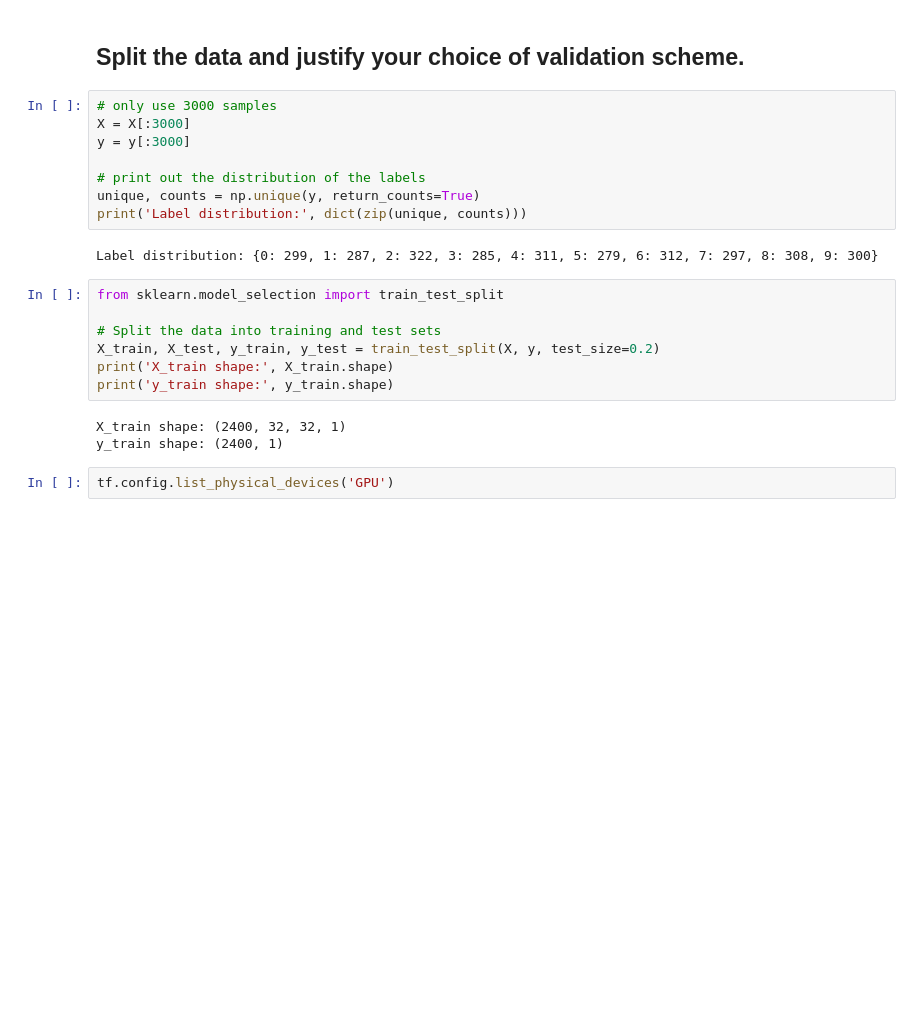
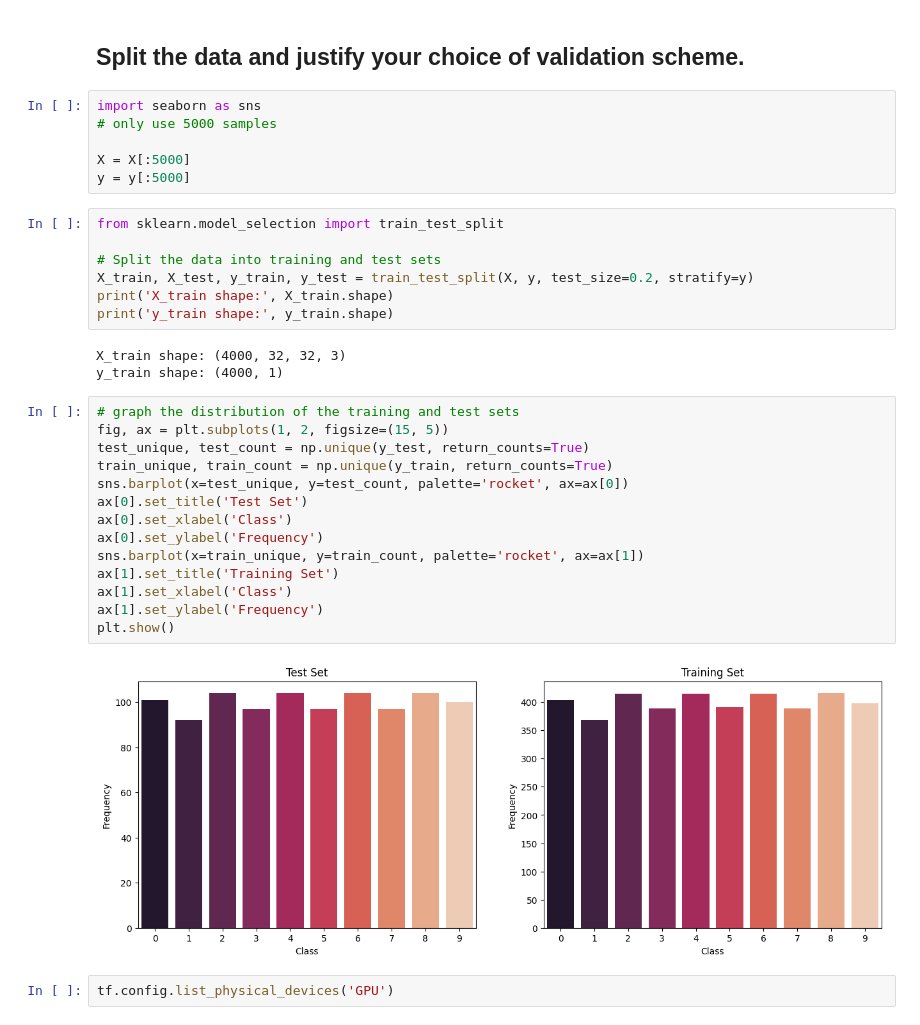
Before and after one commit to wyattsaltzman/ML-F23-Lab6, a Jupyter notebook: lab6.ipynb, the cells around one changed output. Cells and saved outputs as stored; diff of their text form; blank space fills up the shorter version.

```diff
--- a/lab6.ipynb
+++ b/lab6.ipynb
@@ -63,26 +64,38 @@ y_train shape: (50000, 1)
 labels = ['airplane', 'automobile', 'bird', 'cat', 'deer', 'dog', 'frog', 'horse', 'ship', 'truck']
 # %% [markdown]
 ## Split the data and justify your choice of validation scheme.
-# %%
-# only use 3000 samples
-X = X[:3000]
-y = y[:3000]
-
-# print out the distribution of the labels
-unique, counts = np.unique(y, return_counts=True)
-print('Label distribution:', dict(zip(unique, counts)))
-# %% [output]
-Label distribution: {0: 299, 1: 287, 2: 322, 3: 285, 4: 311, 5: 279, 6: 312, 7: 297, 8: 308, 9: 300}
+# %%
+import seaborn as sns
+# only use 5000 samples
+
+X = X[:5000]
+y = y[:5000]
 # %%
 from sklearn.model_selection import train_test_split
 
 # Split the data into training and test sets
-X_train, X_test, y_train, y_test = train_test_split(X, y, test_size=0.2)
+X_train, X_test, y_train, y_test = train_test_split(X, y, test_size=0.2, stratify=y)
 print('X_train shape:', X_train.shape)
 print('y_train shape:', y_train.shape)
 # %% [output]
-X_train shape: (2400, 32, 32, 1)
-y_train shape: (2400, 1)
+X_train shape: (4000, 32, 32, 3)
+y_train shape: (4000, 1)
+# %%
+# graph the distribution of the training and test sets
+fig, ax = plt.subplots(1, 2, figsize=(15, 5))
+test_unique, test_count = np.unique(y_test, return_counts=True)
+train_unique, train_count = np.unique(y_train, return_counts=True)
+sns.barplot(x=test_unique, y=test_count, palette='rocket', ax=ax[0])
+ax[0].set_title('Test Set')
+ax[0].set_xlabel('Class')
+ax[0].set_ylabel('Frequency')
+sns.barplot(x=train_unique, y=train_count, palette='rocket', ax=ax[1])
+ax[1].set_title('Training Set')
+ax[1].set_xlabel('Class')
+ax[1].set_ylabel('Frequency')
+plt.show()
+# %% [output]
+[figure, added]
 # %%
 tf.config.list_physical_devices('GPU')
 # %% [output]
```
Also changed, not shown: parts of 36 cells of this notebook, 1 other file.
